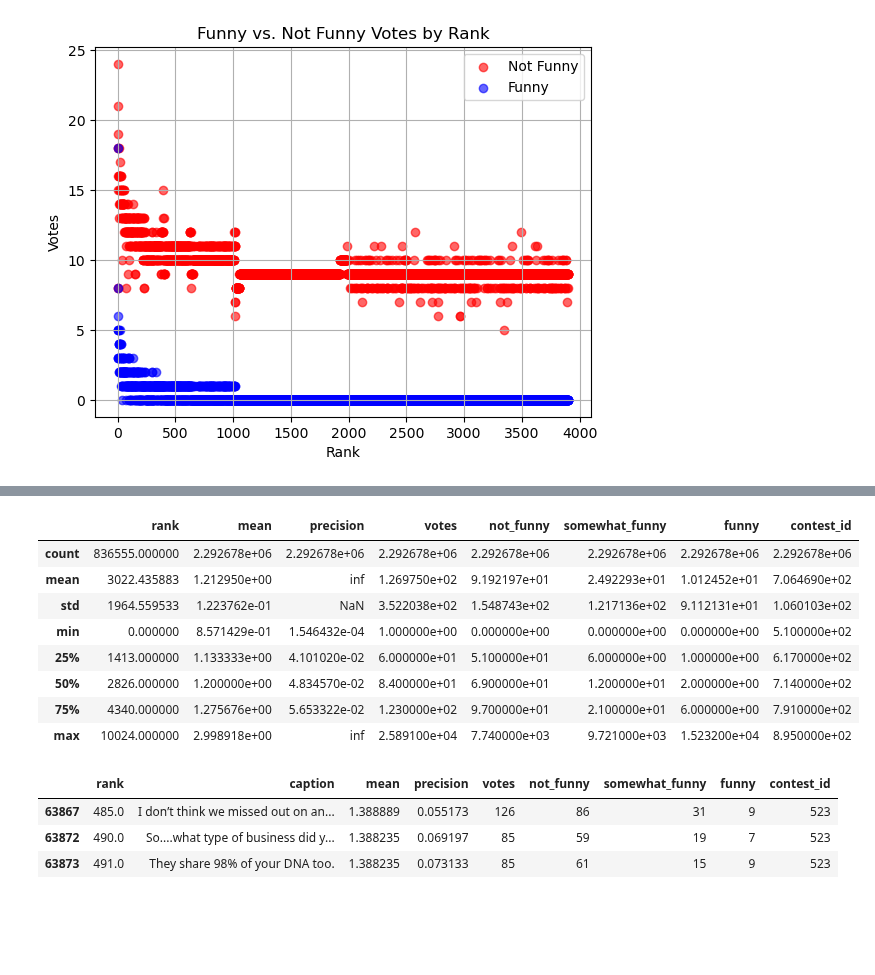
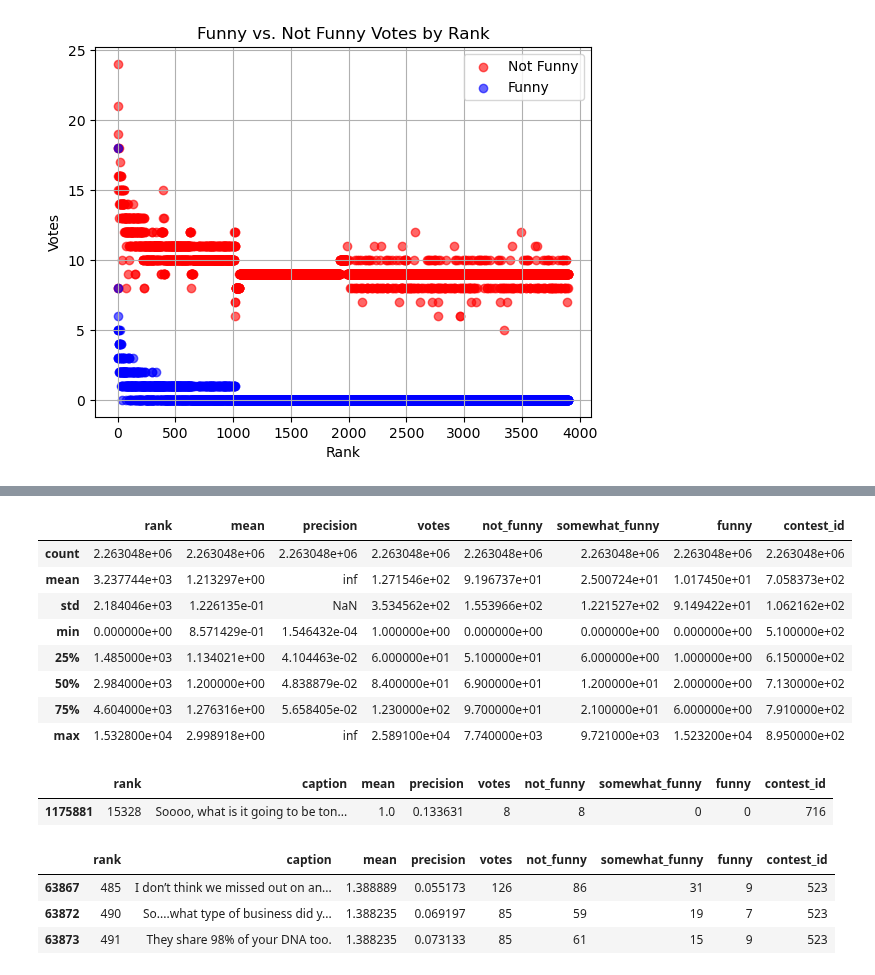
Before and after one commit to epfl-ada/ada-2025-project-data_dinosaur, a Jupyter notebook: load_csv.ipynb, the cells around one changed output, grey strips where cells are left out. Saved outputs shown, nothing was run; the diff lists cells and outputs as text; code cells hidden in the pictures; blank space fills up the shorter version.

```diff
--- a/load_csv.ipynb
+++ b/load_csv.ipynb
@@ -5,6 +5,8 @@ import os, sys
 import matplotlib.pyplot as plt
 # %%
 #rank,caption,mean,precision,votes,not_funny,somewhat_funny,funny
+
+
 
 path = "./data/newyorker_caption_contest/data/"
 dirs = os.listdir(path)
@@ -17,15 +19,21 @@ data_frames = []
 for file in files:
 
     data = pd.read_csv(file, sep=',')
-    data['contest_id'] = os.path.split(file)[-1]
+    file_number_csv =  os.path.split(file)[-1]
+    file_number = int(file_number_csv.replace('.csv', ''))
+    data['contest_id'] = file_number #add a column with the contest id
+    # starting from 660 the rank is nolonger shown, but comparing it with https://nextml.github.io/caption-contest-data/dashboards/883.html
+    # we can assume that the order is the rank
+    if file_number >= 660:
+        data.insert(0, 'rank', np.arange(0, len(data)))
     data_frames.append(data)
 
 df = pd.concat(data_frames, ignore_index=True)
 
 
 
-df['contest_id'] = df['contest_id'].str.replace('.csv', '')  # Remove '.csv' from values
-df['contest_id'] = df['contest_id'].astype(int)  # Remove '.csv' from values
+#df['contest_id'] = df['contest_id'].str.replace('.csv', '')  # Remove '.csv' from values
+#df['contest_id'] = df['contest_id'].astype(int)  # Remove '.csv' from values
 # %%
 #df['rank'] = df['rank'].astype(int)
 
@@ -66,3 +74,11 @@ memory usage: 157.4+ MB
 2292678 rows × 9 columns
+# %%
+# get rid of empty captions
+# get rid of broken captions
+
+# find not complete parts   e.g 63867
+
+df_cleaned = df[df['caption'].notnull()]
+df_cleaned = df_cleaned[~df_cleaned['caption'].str.contains(r'[\r\n]', regex=True)]
 # %%
 # Assuming 'df' is your DataFrame
@@ -199,28 +179,20 @@ for patient, group in cdystonia_grouped:
 # %%
-df.describe()
+df_cleaned.describe()
 # %% [output]
 |  | rank | mean | precision | votes | not_funny | somewhat_funny | funny | contest_id |
-| count | 836555.000000 | 2.292678e+06 | 2.292678e+06 | 2.292678e+06 | 2.292678e+06 | 2.292678e+06 | 2.292678e+06 | 2.292678e+06 |
-| mean | 3022.435883 | 1.212950e+00 | inf | 1.269750e+02 | 9.192197e+01 | 2.492293e+01 | 1.012452e+01 | 7.064690e+02 |
-| std | 1964.559533 | 1.223762e-01 | NaN | 3.522038e+02 | 1.548743e+02 | 1.217136e+02 | 9.112131e+01 | 1.060103e+02 |
-| min | 0.000000 | 8.571429e-01 | 1.546432e-04 | 1.000000e+00 | 0.000000e+00 | 0.000000e+00 | 0.000000e+00 | 5.100000e+02 |
-| 25% | 1413.000000 | 1.133333e+00 | 4.101020e-02 | 6.000000e+01 | 5.100000e+01 | 6.000000e+00 | 1.000000e+00 | 6.170000e+02 |
-| 50% | 2826.000000 | 1.200000e+00 | 4.834570e-02 | 8.400000e+01 | 6.900000e+01 | 1.200000e+01 | 2.000000e+00 | 7.140000e+02 |
-| 75% | 4340.000000 | 1.275676e+00 | 5.653322e-02 | 1.230000e+02 | 9.700000e+01 | 2.100000e+01 | 6.000000e+00 | 7.910000e+02 |
-| max | 10024.000000 | 2.998918e+00 | inf | 2.589100e+04 | 7.740000e+03 | 9.721000e+03 | 1.523200e+04 | 8.950000e+02 |
+| count | 2.263048e+06 | 2.263048e+06 | 2.263048e+06 | 2.263048e+06 | 2.263048e+06 | 2.263048e+06 | 2.263048e+06 | 2.263048e+06 |
+| mean | 3.237744e+03 | 1.213297e+00 | inf | 1.271546e+02 | 9.196737e+01 | 2.500724e+01 | 1.017450e+01 | 7.058373e+02 |
+| std | 2.184046e+03 | 1.226135e-01 | NaN | 3.534562e+02 | 1.553966e+02 | 1.221527e+02 | 9.149422e+01 | 1.062162e+02 |
+| min | 0.000000e+00 | 8.571429e-01 | 1.546432e-04 | 1.000000e+00 | 0.000000e+00 | 0.000000e+00 | 0.000000e+00 | 5.100000e+02 |
+| 25% | 1.485000e+03 | 1.134021e+00 | 4.104463e-02 | 6.000000e+01 | 5.100000e+01 | 6.000000e+00 | 1.000000e+00 | 6.150000e+02 |
+| 50% | 2.984000e+03 | 1.200000e+00 | 4.838879e-02 | 8.400000e+01 | 6.900000e+01 | 1.200000e+01 | 2.000000e+00 | 7.130000e+02 |
+| 75% | 4.604000e+03 | 1.276316e+00 | 5.658405e-02 | 1.230000e+02 | 9.700000e+01 | 2.100000e+01 | 6.000000e+00 | 7.910000e+02 |
+| max | 1.532800e+04 | 2.998918e+00 | inf | 2.589100e+04 | 7.740000e+03 | 9.721000e+03 | 1.523200e+04 | 8.950000e+02 |
 # %%
-# find not complete parts   e.g 63867
-
-# identify the empty cells, count them
-#df.dropna()
-
-# if the votes cell is empty, drop the line
-df_cleaned = df.dropna(subset=['votes'])
-df_cleaned.to_csv("./data/test.csv", index=True)
-
-
-# delete the datapoint if some cells are empty of the empty cells
-# we can make rank to empty, we don't need it for our analysis
+df_cleaned[df_cleaned['rank'] == df_cleaned['rank'].max()]
+# %% [output]
+|  | rank | caption | mean | precision | votes | not_funny | somewhat_funny | funny | contest_id |
+| 1175881 | 15328 | Soooo, what is it going to be ton... | 1.0 | 0.133631 | 8 | 8 | 0 | 0 | 716 |
 # %%
 # Set display options for pandas
 pd.set_option('display.max_colwidth', None)  # or use a specific integer to limit the width
@@ -228,6 +200,6 @@ pd.set_option('display.max_colwidth', None)  # or use a specific integer to limi
 df.iloc[[63867, 63872, 63873]]
 # %% [output]
 |  | rank | caption | mean | precision | votes | not_funny | somewhat_funny | funny | contest_id |
-| 63867 | 485.0 | I don’t think we missed out on an... | 1.388889 | 0.055173 | 126 | 86 | 31 | 9 | 523 |
-| 63872 | 490.0 | So....what type of business did y... | 1.388235 | 0.069197 | 85 | 59 | 19 | 7 | 523 |
-| 63873 | 491.0 | They share 98% of your DNA too. | 1.388235 | 0.073133 | 85 | 61 | 15 | 9 | 523 |
+| 63867 | 485 | I don’t think we missed out on an... | 1.388889 | 0.055173 | 126 | 86 | 31 | 9 | 523 |
+| 63872 | 490 | So....what type of business did y... | 1.388235 | 0.069197 | 85 | 59 | 19 | 7 | 523 |
+| 63873 | 491 | They share 98% of your DNA too. | 1.388235 | 0.073133 | 85 | 61 | 15 | 9 | 523 |
```
Also changed, not shown: parts of 6 cells of this notebook, 2 other files.
